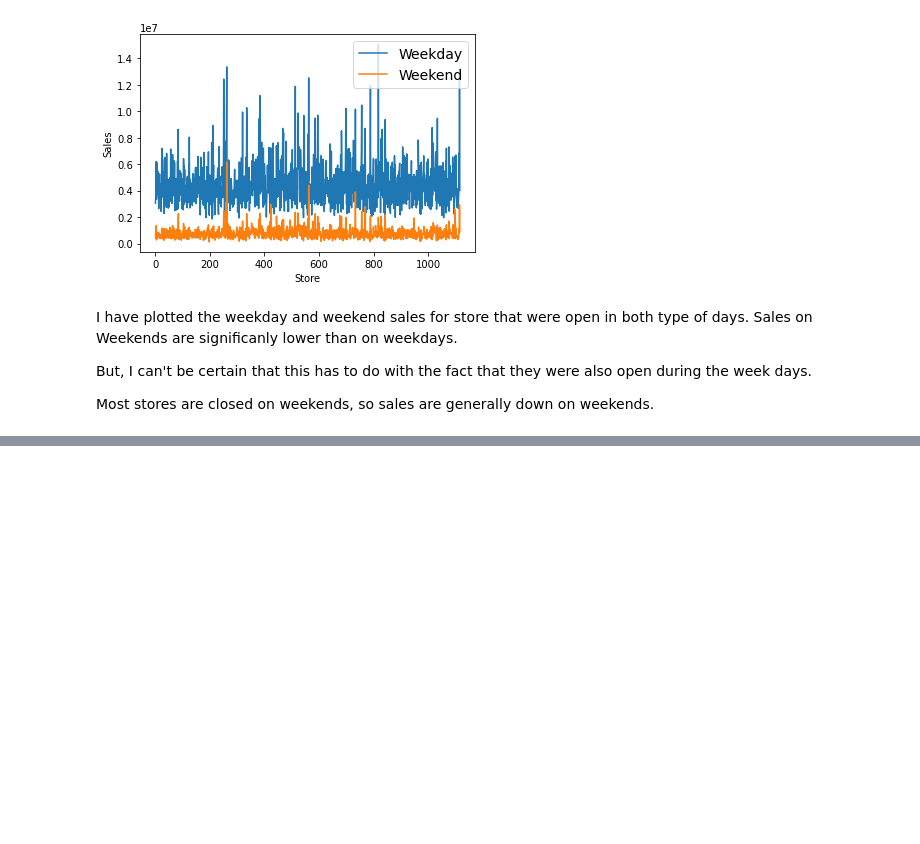
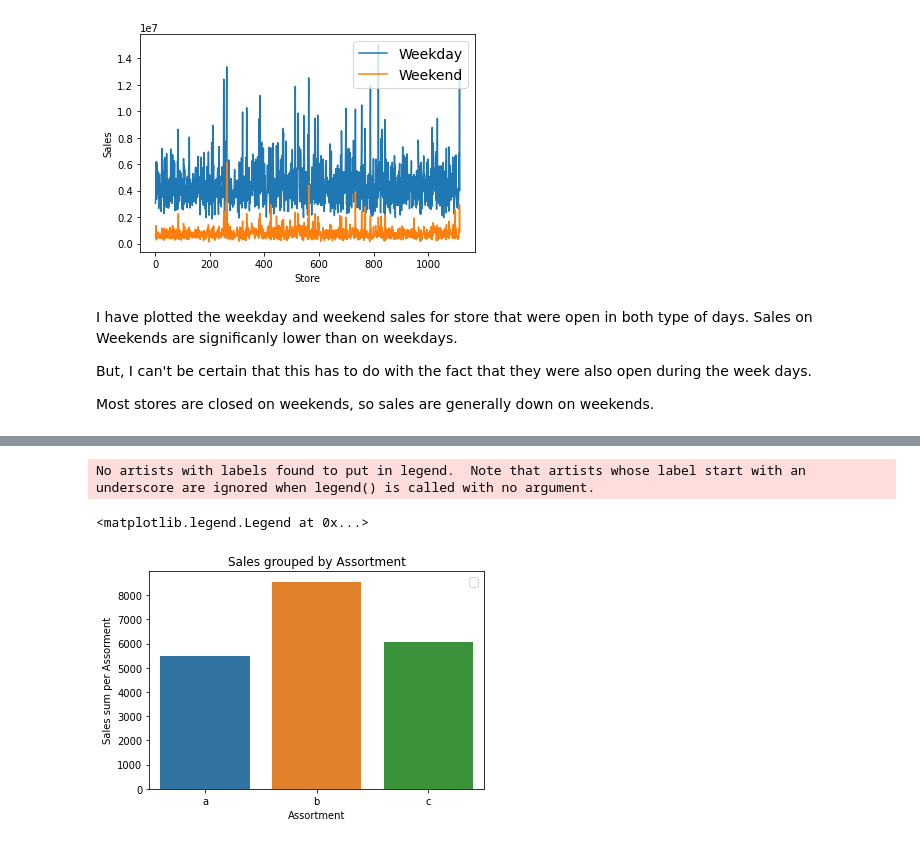
Before and after one commit to Hen0k/Rossmann-Pharmaceuticals-Sales-Forcast, a Jupyter notebook: notebooks/questions_guided_eda.ipynb, the cells around one changed output, grey strips where cells are left out. Saved outputs shown, nothing was run; the diff lists cells and outputs as text; code cells hidden in the pictures; blank space fills up the shorter version.

```diff
--- a/notebooks/questions_guided_eda.ipynb
+++ b/notebooks/questions_guided_eda.ipynb
@@ -323,0 +321,16 @@ Name: DayOfWeek, Length: 1017209, dtype: bool
+# %%
+grouped_by_year_assortment = train_df.groupby(['Assortment'])['Sales'].mean().to_frame()
+ax = sns.barplot(x=grouped_by_year_assortment.index,
+            y=grouped_by_year_assortment['Sales'].values,
+            # xlabel="Assortment",
+            # ylabel='Sales sum per Assorment',
+            # title='Sales grouped by Assortment'
+            )
+ax.set_ylabel('Sales sum per Assorment')
+ax.set_title('Sales grouped by Assortment')
+plt.legend(fontsize=12)
+# grouped_by_year_assortment['Sales'].values
+# %% [output]
+No artists with labels found to put in legend.  Note that artists whose label start with an underscore are ignored when legend() is called with no argument.
+<matplotlib.legend.Legend at 0x...>
+[figure, added]
```
Also changed, not shown: parts of 20 cells of this notebook.
